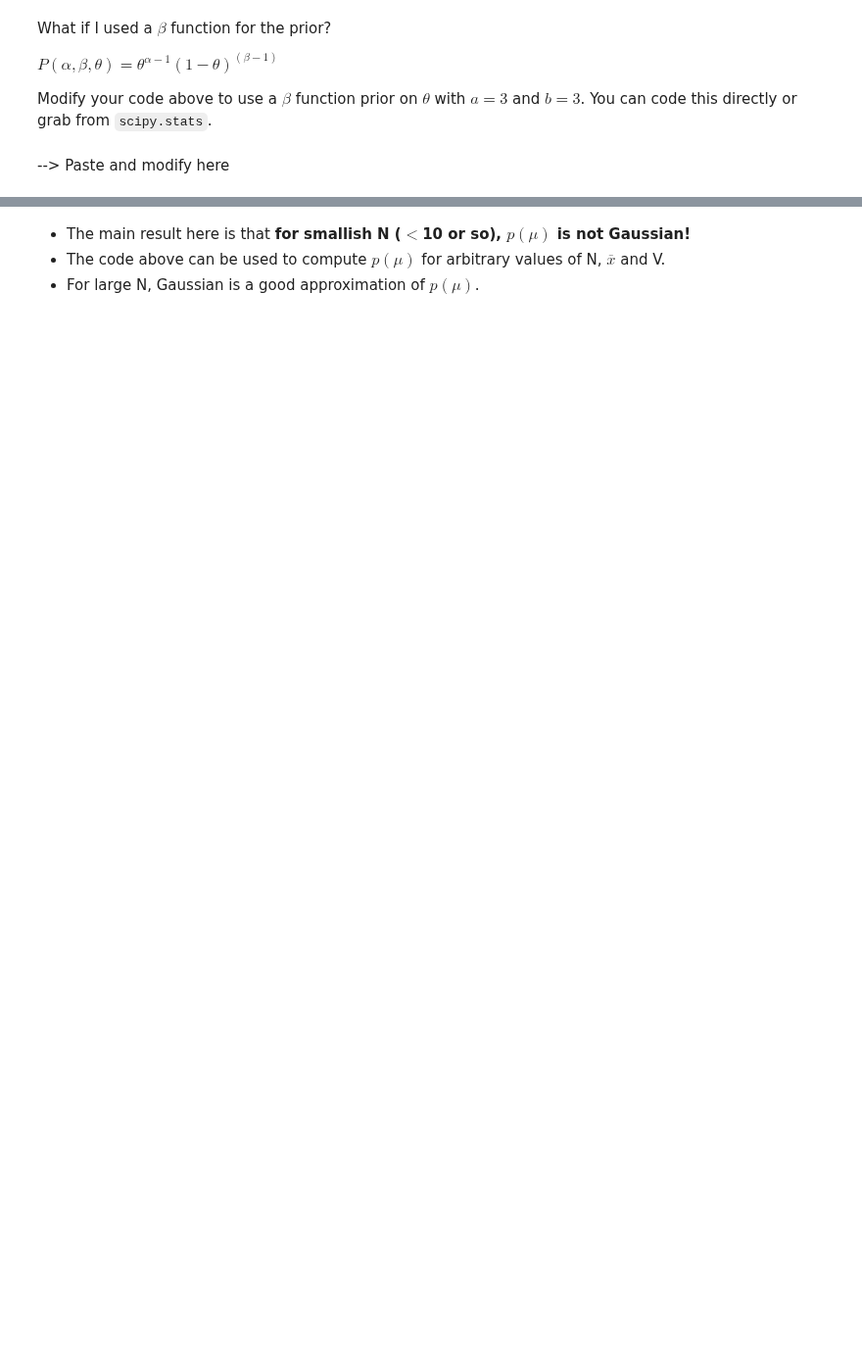
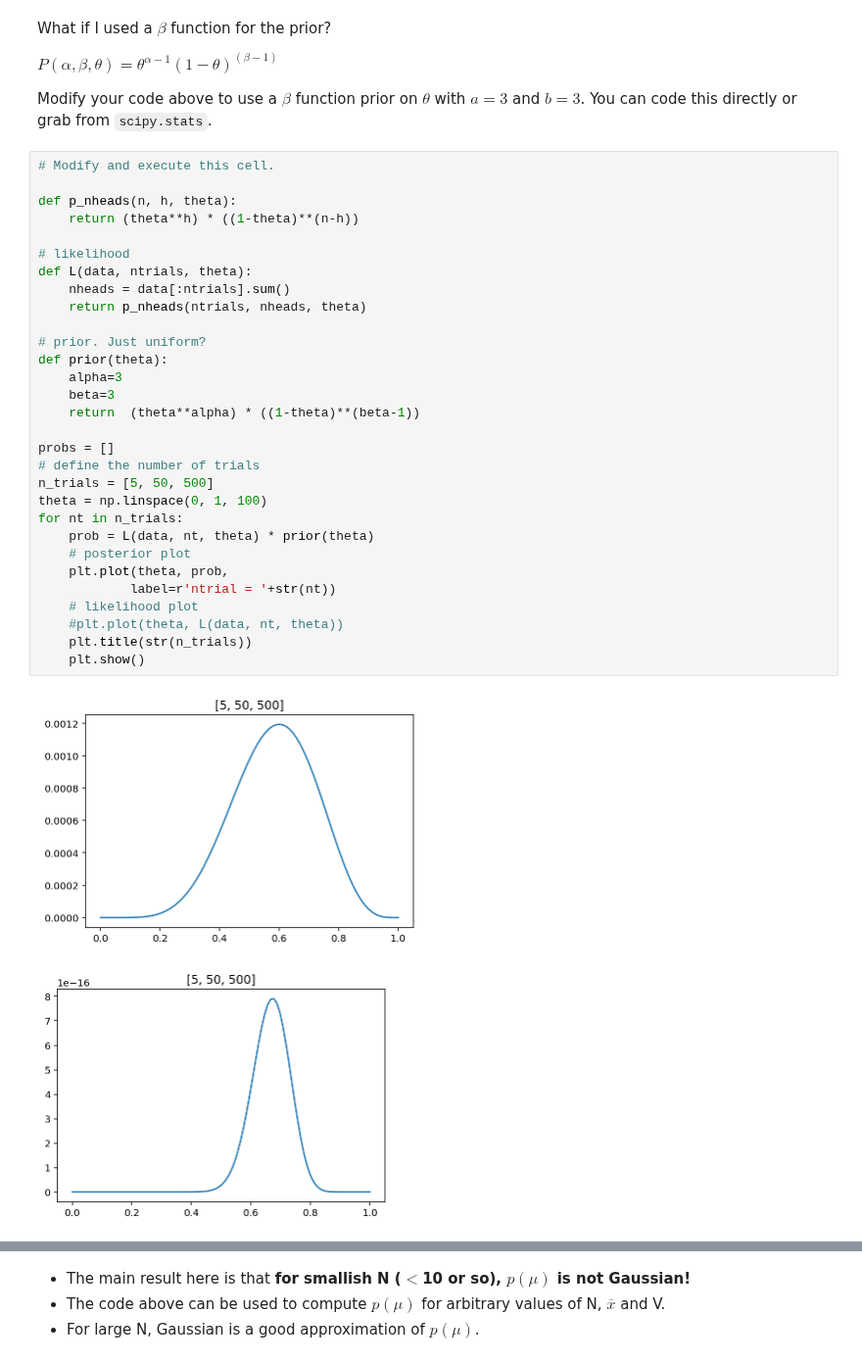
Before and after one commit to dgerosa/astrostatistics_bicocca_2023, a Jupyter notebook: lectures/L08_bayesian.ipynb, the cells around one changed output, grey strips where cells are left out. Shown at 98% size. Drawn from its saved outputs; the diff is of its cells as text; blank space fills up the shorter version.

```diff
--- a/lectures/L08_bayesian.ipynb
+++ b/lectures/L08_bayesian.ipynb
@@ -360,5 +384,36 @@ What if I used a $\beta$ function for the prior?
 $P(\alpha, \beta, \theta) = \theta^{\alpha-1} (1-\theta)^{(\beta-1)}$
 
 Modify your code above to use a $\beta$ function prior on $\theta$ with $a=3$ and $b=3$. You can code this directly or grab from `scipy.stats`.
-# %% [markdown]
---> Paste and modify here
+# %%
+# Modify and execute this cell.
+
+def p_nheads(n, h, theta):
+    return (theta**h) * ((1-theta)**(n-h))
+
+# likelihood
+def L(data, ntrials, theta):
+    nheads = data[:ntrials].sum()
+    return p_nheads(ntrials, nheads, theta)
+
+# prior. Just uniform?
+def prior(theta):
+    alpha=3
+    beta=3
+    return  (theta**alpha) * ((1-theta)**(beta-1))
+
+probs = []
+# define the number of trials
+n_trials = [5, 50, 500]
+theta = np.linspace(0, 1, 100)
+for nt in n_trials:
+    prob = L(data, nt, theta) * prior(theta)
+    # posterior plot
+    plt.plot(theta, prob,
+            label=r'ntrial = '+str(nt))
+    # likelihood plot
+    #plt.plot(theta, L(data, nt, theta))
+    plt.title(str(n_trials))
+    plt.show()
+# %% [output]
+[figure, added]
+[figure, added]
```
Also changed, not shown: parts of 16 cells of this notebook, 1 other file.
